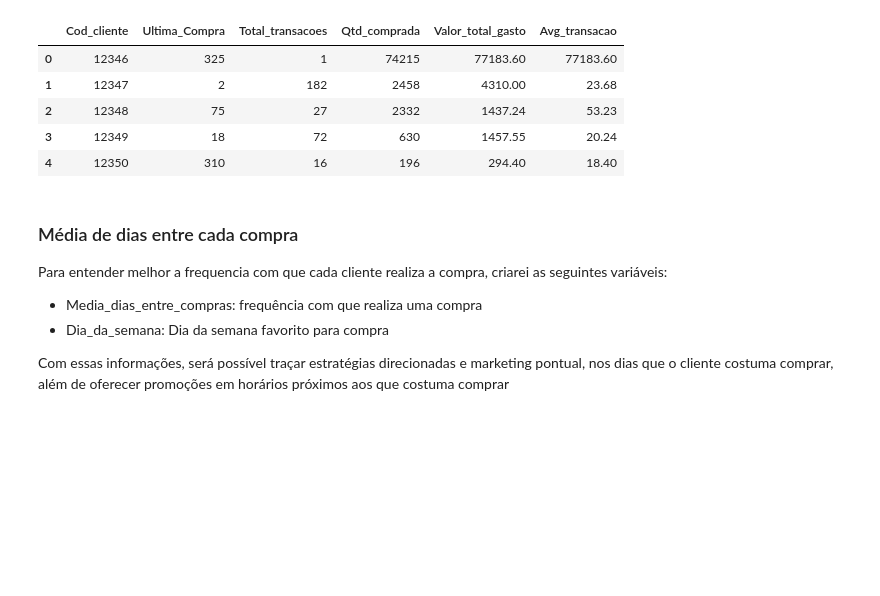
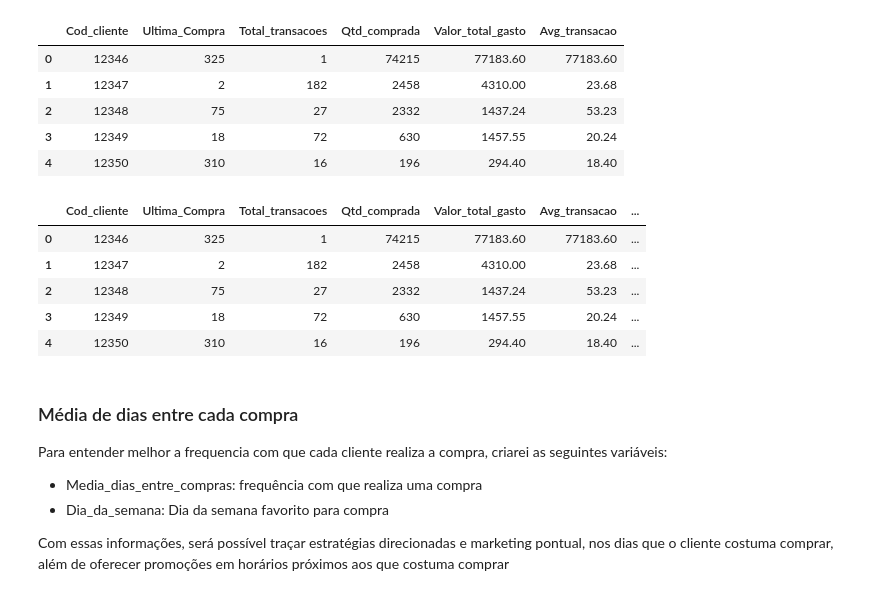
Before and after one commit to alyssonmontovanelli/segmentacao_Clientes_Ecomerce, a Jupyter notebook: Notebooks/02_EDA_Eng_Atributos_2.ipynb, the cells around one changed output. Saved outputs shown, nothing was run; the diff lists cells and outputs as text; code cells hidden in the pictures; blank space fills up the shorter version.

```diff
--- a/Notebooks/02_EDA_Eng_Atributos_2.ipynb
+++ b/Notebooks/02_EDA_Eng_Atributos_2.ipynb
@@ -316,6 +316,23 @@ dados_clientes.head()
 | 2 | 12348 | 75 | 27 | 2332 | 1437.24 | 53.23 |
 | 3 | 12349 | 18 | 72 | 630 | 1457.55 | 20.24 |
 | 4 | 12350 | 310 | 16 | 196 | 294.40 | 18.40 |
+# %%
+# Calculate the number of unique products purchased by each customer
+diversidade_produtos = dados.groupby('Cod_cliente')['Codigo'].nunique().reset_index()
+diversidade_produtos.rename(columns={'Codigo': 'diversidade_produtos'}, inplace=True)
+
+# Merge the new feature into the customer_data dataframe
+dados_clientes = pd.merge(dados_clientes, diversidade_produtos, on='Cod_cliente')
+
+# Display the first few rows of the customer_data dataframe
+dados_clientes.head()
+# %% [output]
+|  | Cod_cliente | Ultima_Compra | Total_transacoes | Qtd_comprada | Valor_total_gasto | Avg_transacao | ... |
+| 0 | 12346 | 325 | 1 | 74215 | 77183.60 | 77183.60 | ... |
+| 1 | 12347 | 2 | 182 | 2458 | 4310.00 | 23.68 | ... |
+| 2 | 12348 | 75 | 27 | 2332 | 1437.24 | 53.23 | ... |
+| 3 | 12349 | 18 | 72 | 630 | 1457.55 | 20.24 | ... |
+| 4 | 12350 | 310 | 16 | 196 | 294.40 | 18.40 | ... |
 # %% [markdown]
 ### Média de dias entre cada compra
 
```
Also changed, not shown: parts of 12 cells of this notebook, 5 other files.
